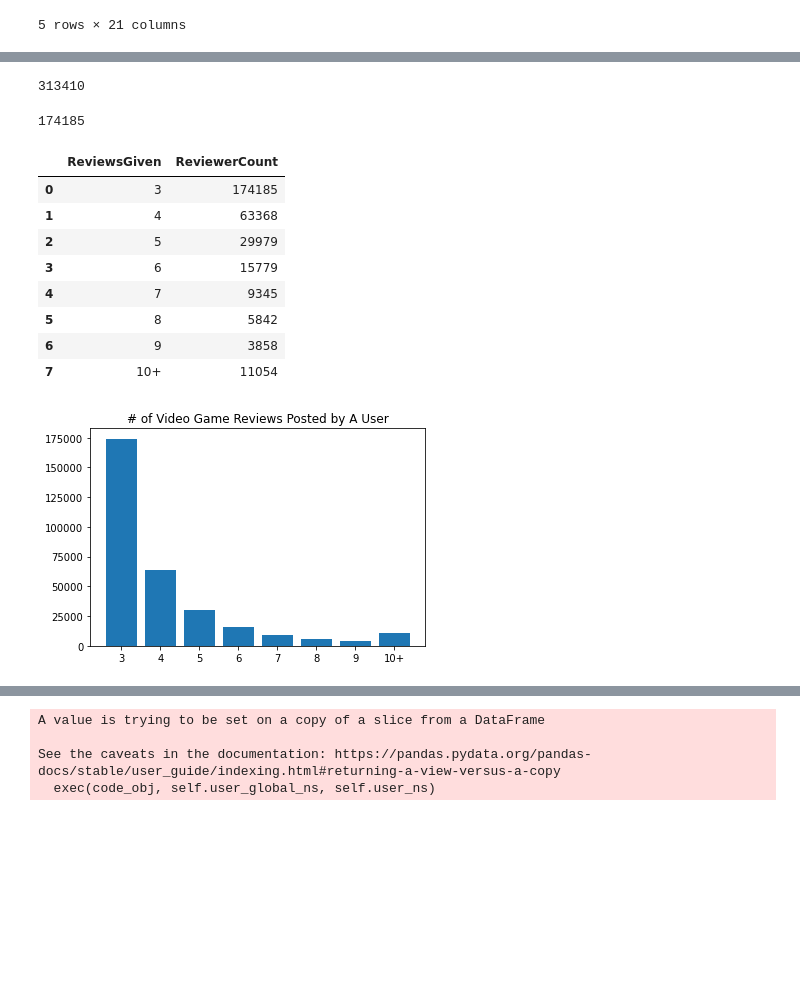
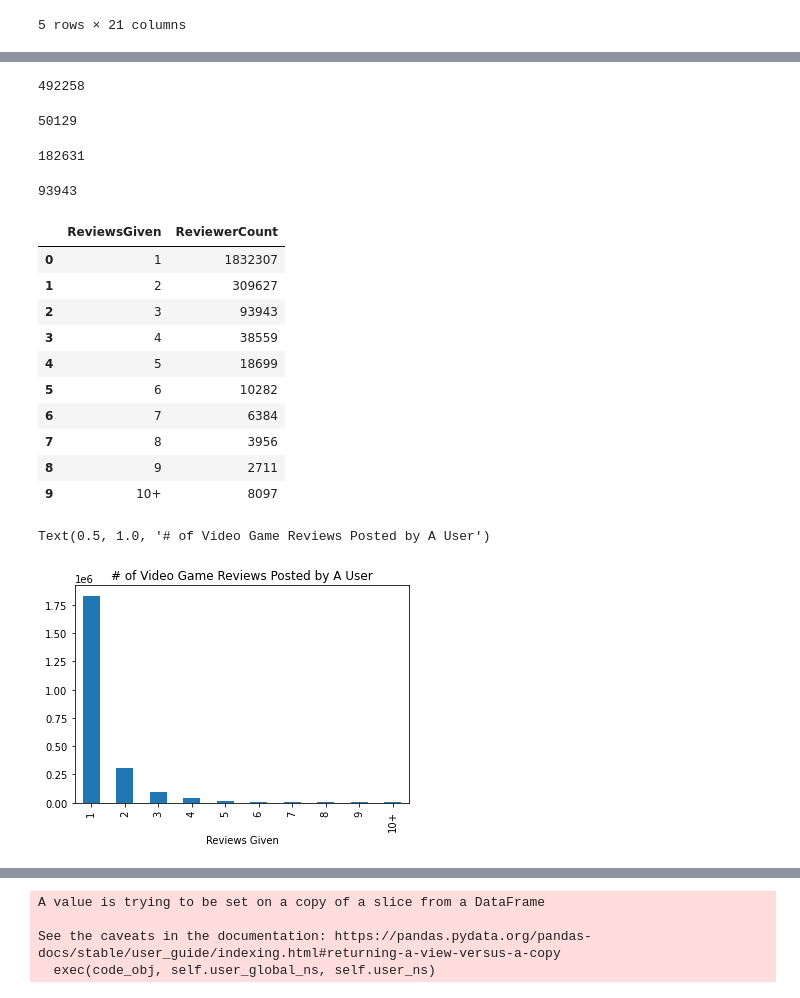
Before and after one commit to gibsongGH/SteamGameRecommender, a Jupyter notebook: notebooks/2_EDA.ipynb, the cells around one changed output, grey strips where cells are left out. Cells and saved outputs as stored; diff of their text form; code cells hidden in the pictures; blank space fills up the shorter version.

Commit message:
Explore video game reviews by vote and sentiment

```diff
--- a/notebooks/2_EDA.ipynb
+++ b/notebooks/2_EDA.ipynb
@@ -113,6 +109,9 @@ reviews_df[reviews_df.review.isnull()]
 # %%
 # Delete blanks
 reviews_df.dropna(subset = ['review'], inplace=True)
+# %%
+# Delete duplicates
+reviews_df = reviews_df[~reviews_df.index.duplicated(keep='first')]
 # %%
 reviews_df.info(null_counts=True)
 # %% [output]
@@ -165,15 +173,29 @@ user_counts[user_counts>1].count()
+# %%
+# Players with more than one review
+user_counts[user_counts>1].count()
+# %% [output]
+492258
+# %%
+# Players with five or more reviews
+user_counts[user_counts>=5].count()
+# %% [output]
+50129
+# %%
+# Players with three or more reviews
+user_counts[user_counts>=3].count()
+# %% [output]
+182631
 # %%
-user_counts[user_counts>=3].count()
+# Players with three reviews
+user_counts[user_counts==3].count()
 # %% [output]
-313410
+93943
-# %%
-user_counts[user_counts==3].count()
-# %% [output]
-174185
 # %%
+# Count of players per number of reviews given
+
 dfReviewCounts = pd.DataFrame(columns=['ReviewsGiven', 'ReviewerCount'])
 
-for i in range(3,11):
+for i in range(1, 11):
     if i != 10:
         dfReviewCounts = dfReviewCounts.append({'ReviewsGiven': i, 'ReviewerCount': user_counts[user_counts==i].count()}, ignore_index=True)
     if i == 10:
@@ -182,19 +204,19 @@ for i in range(3,11):
 dfReviewCounts
 # %% [output]
 |  | ReviewsGiven | ReviewerCount |
-| 0 | 3 | 174185 |
-| 1 | 4 | 63368 |
-| 2 | 5 | 29979 |
-| 3 | 6 | 15779 |
-| 4 | 7 | 9345 |
-| 5 | 8 | 5842 |
-| 6 | 9 | 3858 |
-| 7 | 10+ | 11054 |
+| 0 | 1 | 1832307 |
+| 1 | 2 | 309627 |
+| 2 | 3 | 93943 |
+| 3 | 4 | 38559 |
+| 4 | 5 | 18699 |
+| 5 | 6 | 10282 |
+| 6 | 7 | 6384 |
+| 7 | 8 | 3956 |
+| 8 | 9 | 2711 |
+| 9 | 10+ | 8097 |
 # %%
-x = ['3', '4', '5', '6', '7', '8', '9', '10+']
-y = dfReviewCounts.ReviewerCount
-plt.bar(x, y)
+dfReviewCounts.plot(kind='bar', x='ReviewsGiven', xlabel='Reviews Given', legend=False)
 plt.title("# of Video Game Reviews Posted by A User")
-plt.show()
 # %% [output]
+Text(0.5, 1.0, '# of Video Game Reviews Posted by A User')
-[figure, old version]
+[figure, new version]
```
Also changed, not shown: parts of 111 cells of this notebook.
